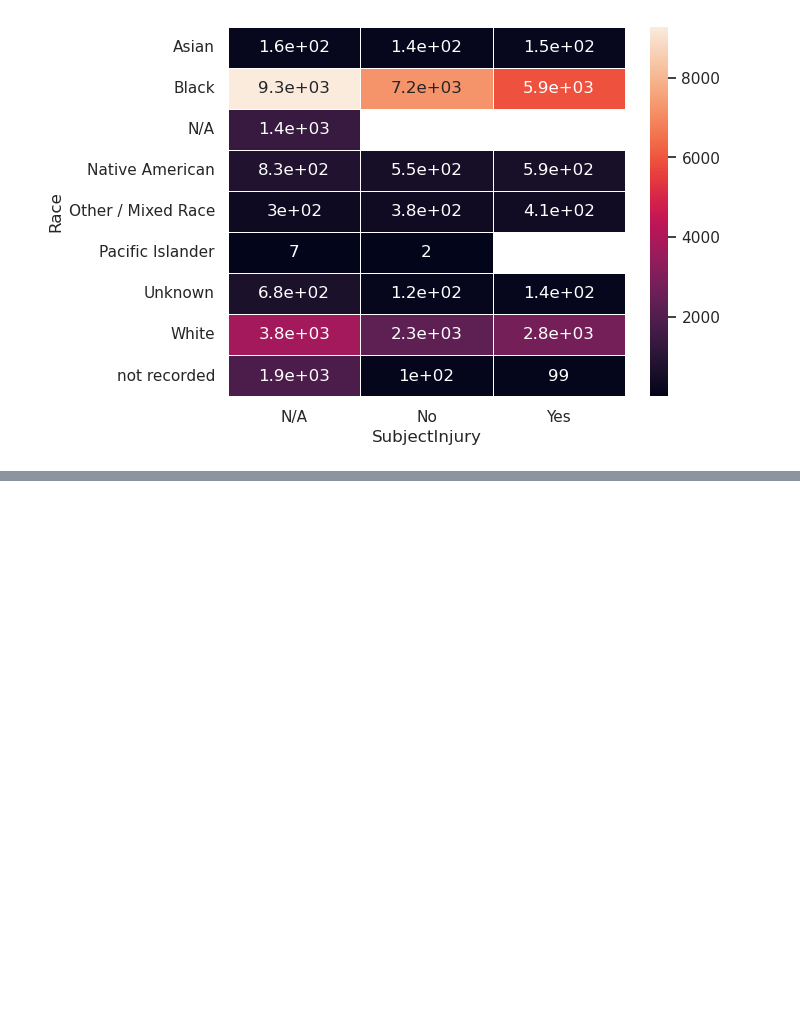
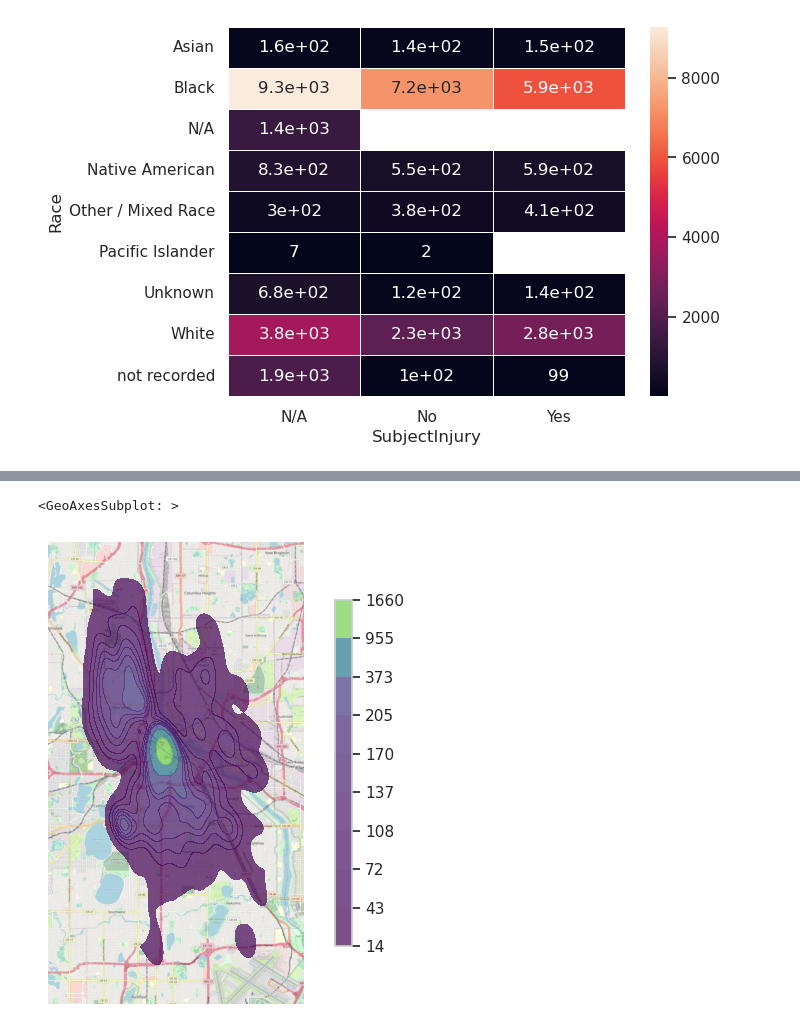
Before and after one commit to aoguedao/ds4sj-brown, a Jupyter notebook: lessons/police-force.ipynb, the cells around one changed output, grey strips where cells are left out. Cells and saved outputs as stored; diff of their text form; code cells hidden in the pictures; blank space fills up the shorter version.

```diff
--- a/lessons/police-force.ipynb
+++ b/lessons/police-force.ipynb
@@ -252,0 +348,20 @@ sns.heatmap(
+# %%
+ax = gplt.kdeplot(
+    police_force_gdf.query("CenterLongitude != 0"),
+    projection=gcrs.WebMercator(),
+    cmap='viridis',
+    fill=True,
+    alpha=0.7,
+    cbar=True,
+    cbar_kws={"orientation": "vertical", "shrink": .75, "pad": 0.05},
+)
+# gplt.pointplot(police_force_gdf.query("CenterLongitude != 0"), s=0.5, color="black", alpha=0.5, ax=ax)
+gplt.webmap(
+    police_force_gdf.query("CenterLongitude != 0"),
+    projection=gcrs.WebMercator(),
+    # provider=cx.providers.Stamen.TonerLite,
+    ax=ax
+)
+# %% [output]
+<GeoAxesSubplot: >
+[figure, added]
```
Also changed, not shown: parts of 17 cells of this notebook.
